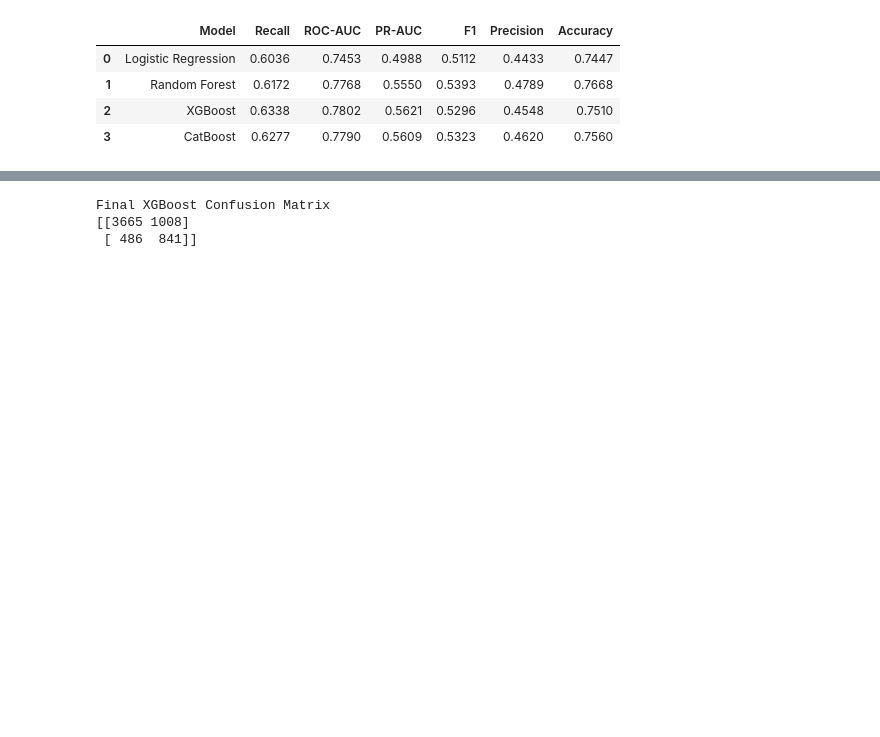
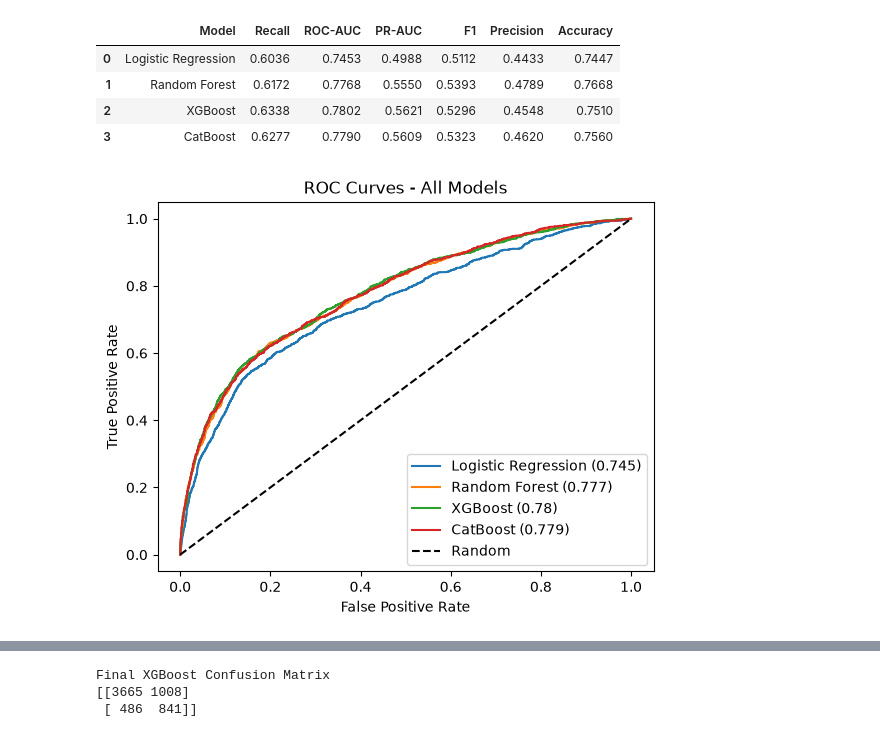
Before and after one commit to MohamedJassim05/CAPSTONE, a Jupyter notebook: 3. Final Capstone/Final Capstone.ipynb, the cells around one changed output, grey strips where cells are left out. Drawn from its saved outputs; the diff is of its cells as text; code cells hidden in the pictures; blank space fills up the shorter version.

```diff
--- a/3. Final Capstone/Final Capstone.ipynb
+++ b/3. Final Capstone/Final Capstone.ipynb
@@ -2366,3 +2377,32 @@ display(test_results.round(4))
 | 1 | Random Forest | 0.6172 | 0.7768 | 0.5550 | 0.5393 | 0.4789 | 0.7668 |
 | 2 | XGBoost | 0.6338 | 0.7802 | 0.5621 | 0.5296 | 0.4548 | 0.7510 |
 | 3 | CatBoost | 0.6277 | 0.7790 | 0.5609 | 0.5323 | 0.4620 | 0.7560 |
+# %%
+# ROC Curves - All Models
+
+from sklearn.metrics import roc_curve
+
+for name, model in models.items():
+
+    y_score = model.predict_proba(X_test_final)[:, 1]
+
+    fpr, tpr, _ = roc_curve(y_test, y_score)
+
+    auc = roc_auc_score(y_test, y_score)
+
+    plt.plot(
+        fpr,
+        tpr,
+        label=name + ' (' + str(round(auc, 3)) + ')'
+    )
+
+plt.plot([0, 1], [0, 1], 'k--', label='Random')
+
+plt.xlabel('False Positive Rate')
+plt.ylabel('True Positive Rate')
+plt.title('ROC Curves - All Models')
+plt.legend()
+
+plt.show()
+# %% [output]
+[figure, added]
```
Also changed, not shown: parts of 6 cells of this notebook, 1 other file.
